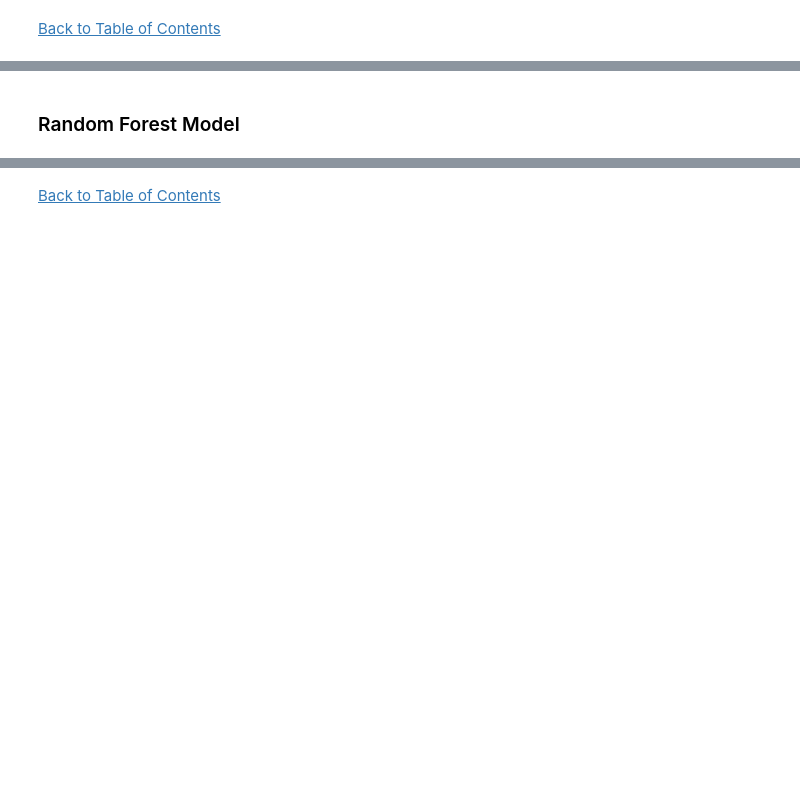
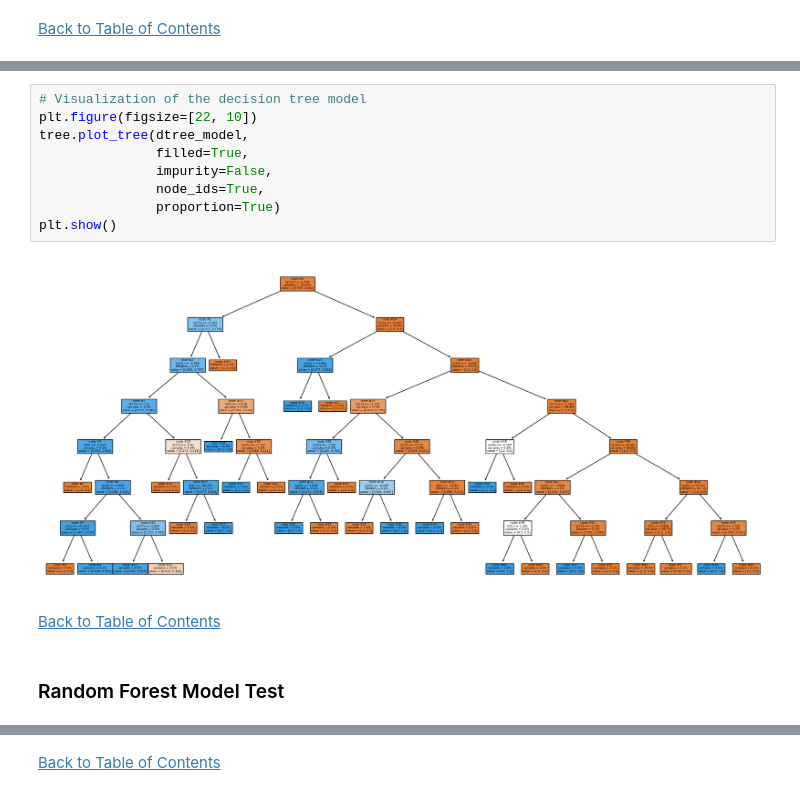
Before and after one commit to jasondo-da/Credit_Card_Fraud_Machine_Learning_Model, a Jupyter notebook: credit_card_fraud_analysis.ipynb, the cells around one changed output, grey strips where cells are left out. Drawn from its saved outputs; the diff is of its cells as text; blank space fills up the shorter version.

```diff
--- a/credit_card_fraud_analysis.ipynb
+++ b/credit_card_fraud_analysis.ipynb
@@ -392,5 +417,18 @@ Decision Tree Model Accuracy Score = 0.999
+# %%
+# Visualization of the decision tree model
+plt.figure(figsize=[22, 10])
+tree.plot_tree(dtree_model,
+               filled=True,
+               impurity=False,
+               node_ids=True,
+               proportion=True)
+plt.show()
+# %% [output]
+[figure, added]
+# %% [markdown]
+[Back to Table of Contents](#back)
 # %% [markdown]
-### Random Forest Model
+### Random Forest Model Test
 # %%
 # Using the test dataset instead of the valid dataset
 rforest_model = RandomForestClassifier(random_state=12345, n_estimators=13)
```
Also changed, not shown: parts of 38 cells of this notebook.
